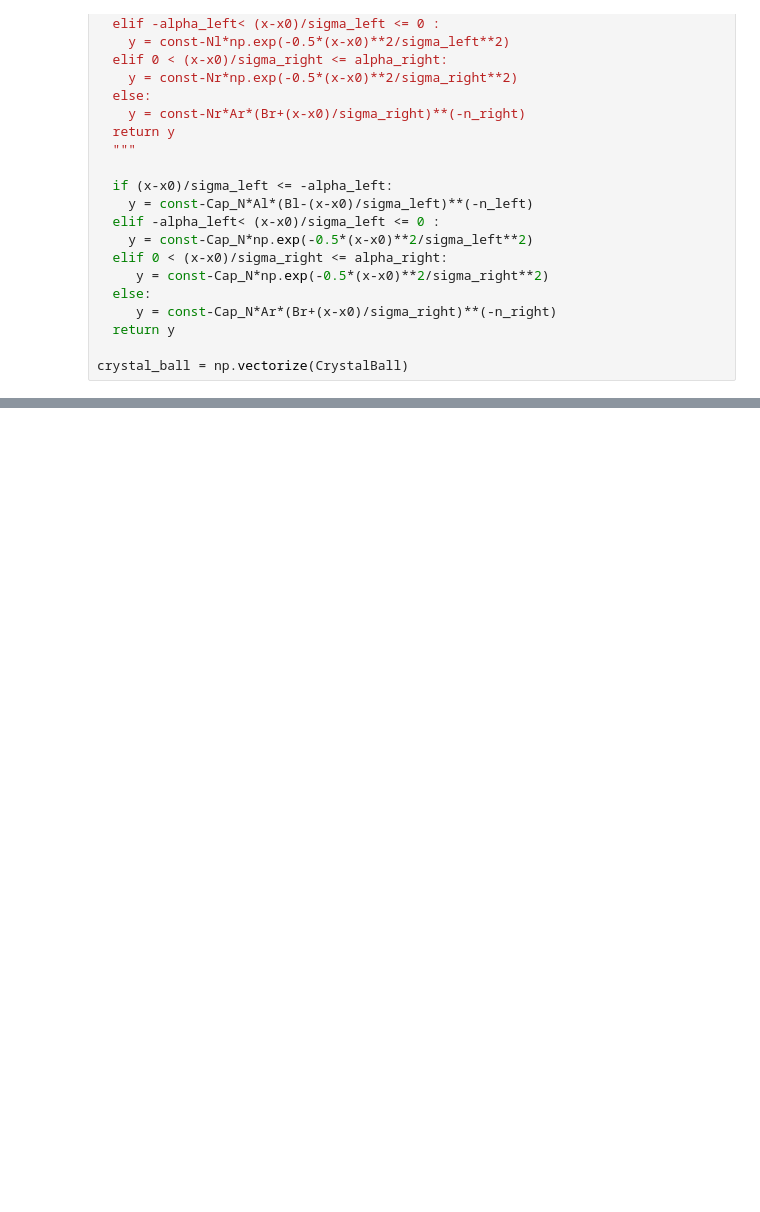
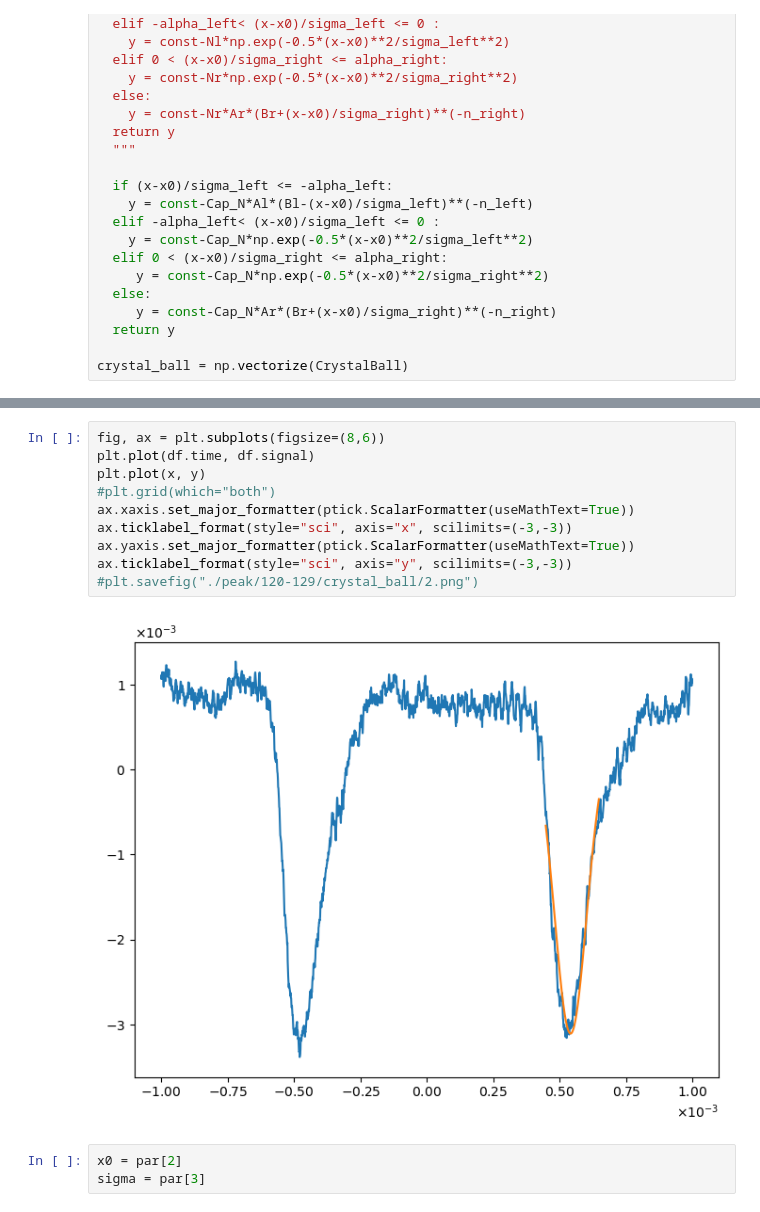
Before and after one commit to GakutaroNishimura/EPR, a Jupyter notebook: crystall_ball.ipynb, the cells around one changed output, grey strips where cells are left out. Drawn from its saved outputs; the diff is of its cells as text; blank space fills up the shorter version.

```diff
--- a/crystall_ball.ipynb
+++ b/crystall_ball.ipynb
@@ -57 +77,16 @@ crystal_ball = np.vectorize(CrystalBall)
+# %%
+fig, ax = plt.subplots(figsize=(8,6))
+plt.plot(df.time, df.signal)
+plt.plot(x, y)
+#plt.grid(which="both")
+ax.xaxis.set_major_formatter(ptick.ScalarFormatter(useMathText=True))
+ax.ticklabel_format(style="sci", axis="x", scilimits=(-3,-3))
+ax.yaxis.set_major_formatter(ptick.ScalarFormatter(useMathText=True))
+ax.ticklabel_format(style="sci", axis="y", scilimits=(-3,-3))
+#plt.savefig("./peak/120-129/crystal_ball/2.png")
+# %% [output]
+[figure, added]
+# %%
+x0 = par[2]
+sigma = par[3]
 # %%
```
Also changed, not shown: parts of 9 cells of this notebook, 2 other files.
